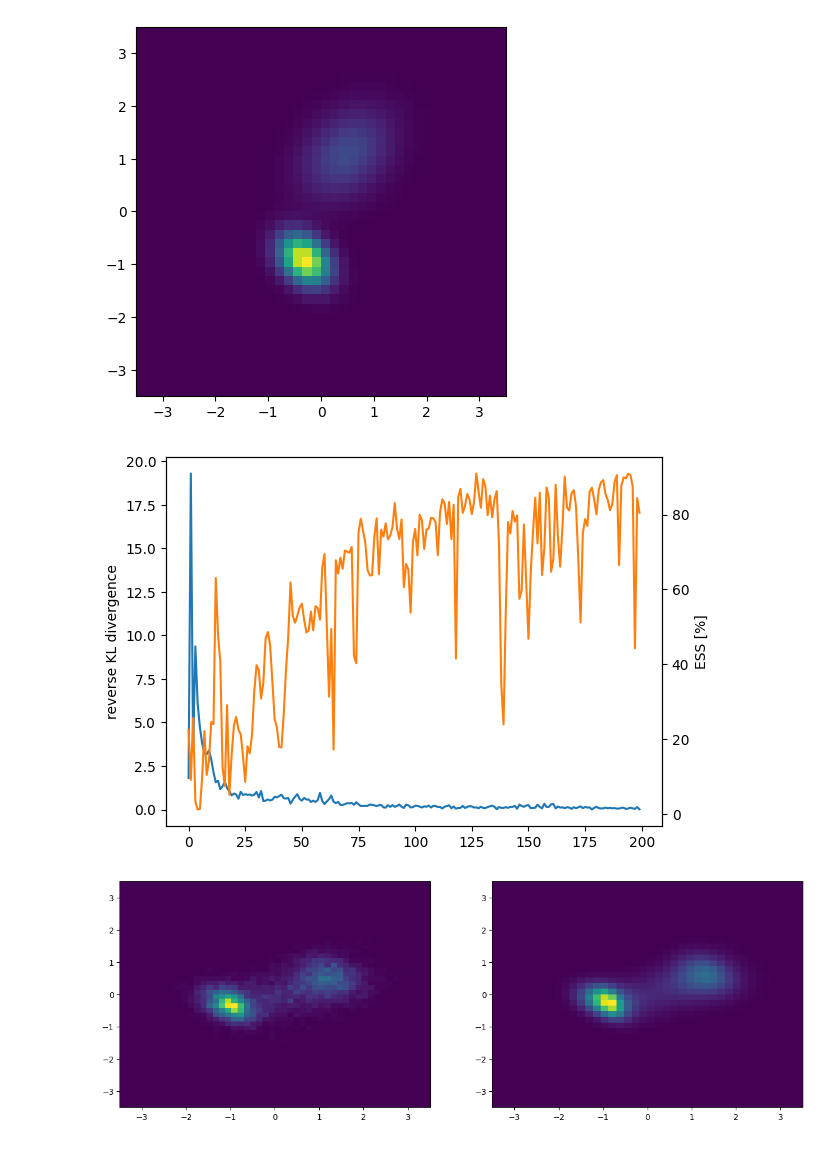
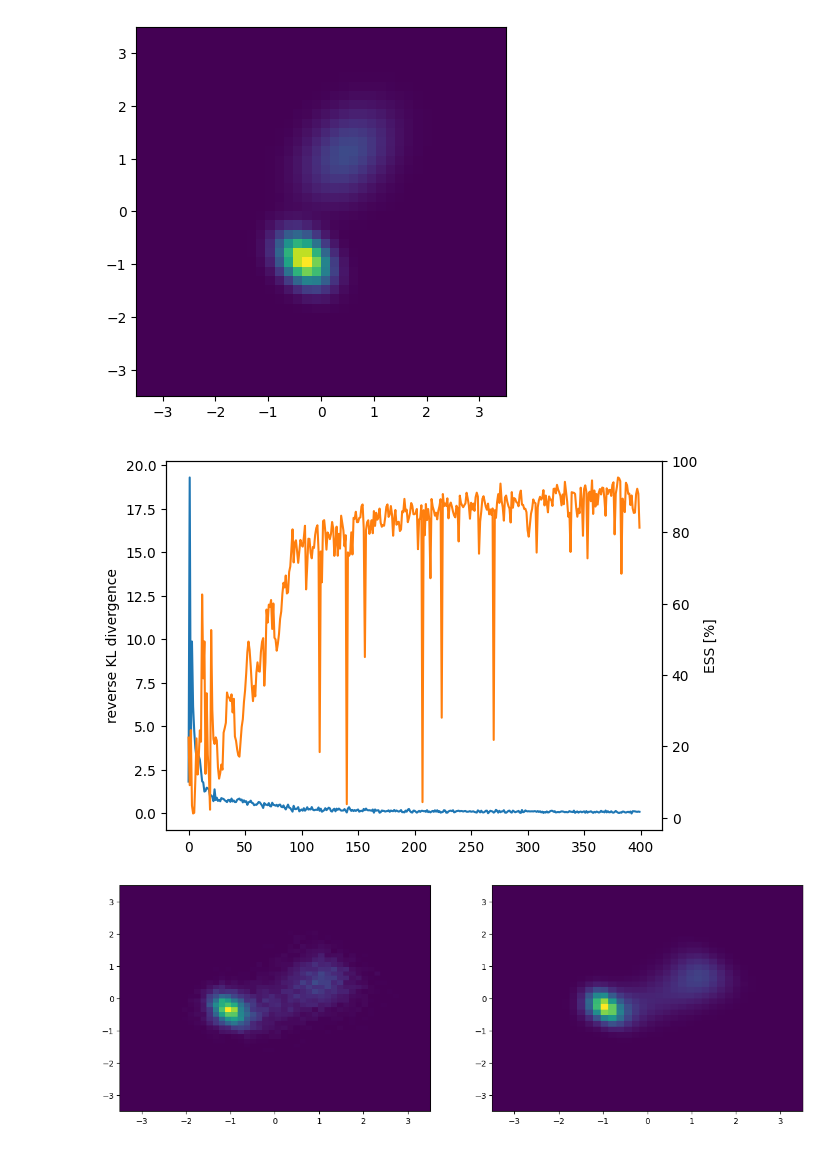
Before and after one commit to mathisgerdes/bijx, a Jupyter notebook: tutorial.ipynb, the cells around one changed output. Cells and saved outputs as stored; diff of their text form; code cells hidden in the pictures.

```diff
--- a/tutorial.ipynb
+++ b/tutorial.ipynb
@@ -209 +178,6 @@ sampler = lfx.Sampler(prior, flow)
+# %%
+# define flow (integration of vector field)
+flow = lfx.ContFlowDiffrax(vf, t_start=0, t_end=1, dt=1/10)
+prior = lfx.IndependentNormal((2,), rngs=nnx.Rngs(sample=0))
+sampler = lfx.Sampler(prior, flow)
 # %%
@@ -247,7 +221,10 @@ plt.show()
 # %%
 import optax
 
-optimizer = nnx.Optimizer(sampler, optax.adam(1e-2))
+optimizer = nnx.Optimizer(
+    sampler,
+    optax.adam(optax.exponential_decay(1e-2, 200, 0.1, end_value=1e-3))
+)
 
 @nnx.jit
 def training_step(sampler, optimizer):
@@ -265,25 +242,25 @@ def training_step(sampler, optimizer):
 from tqdm import tqdm
 from IPython.display import clear_output
 # %%
-steps = 200
+steps = 400
 
 dkls = np.full(steps, np.nan)
 ess = np.full(steps, np.nan)
 
 for i in tqdm(range(steps)):
     dkls[i], ess[i] = training_step(sampler, optimizer)
 
     if (i + 1) % 10 == 0:
         clear_output(wait=True)
 
         plt.plot(dkls)
         plt.ylabel('reverse KL divergence')
         plt.twinx()
         plt.plot(100 * ess, color='C1')
         plt.ylabel('ESS [%]')
         plt.show()
 # %% [output]
-[figure, old version]
+[figure, new version]
 # %%
 plt.figure(figsize=(15, 5))
 
@@ -301,4 +278,4 @@ plt.gca().set_aspect('auto')
 
 plt.show()
 # %% [output]
-[figure, old version]
+[figure, new version]
```
Also changed, not shown: parts of 3 cells of this notebook, 2 other files.
